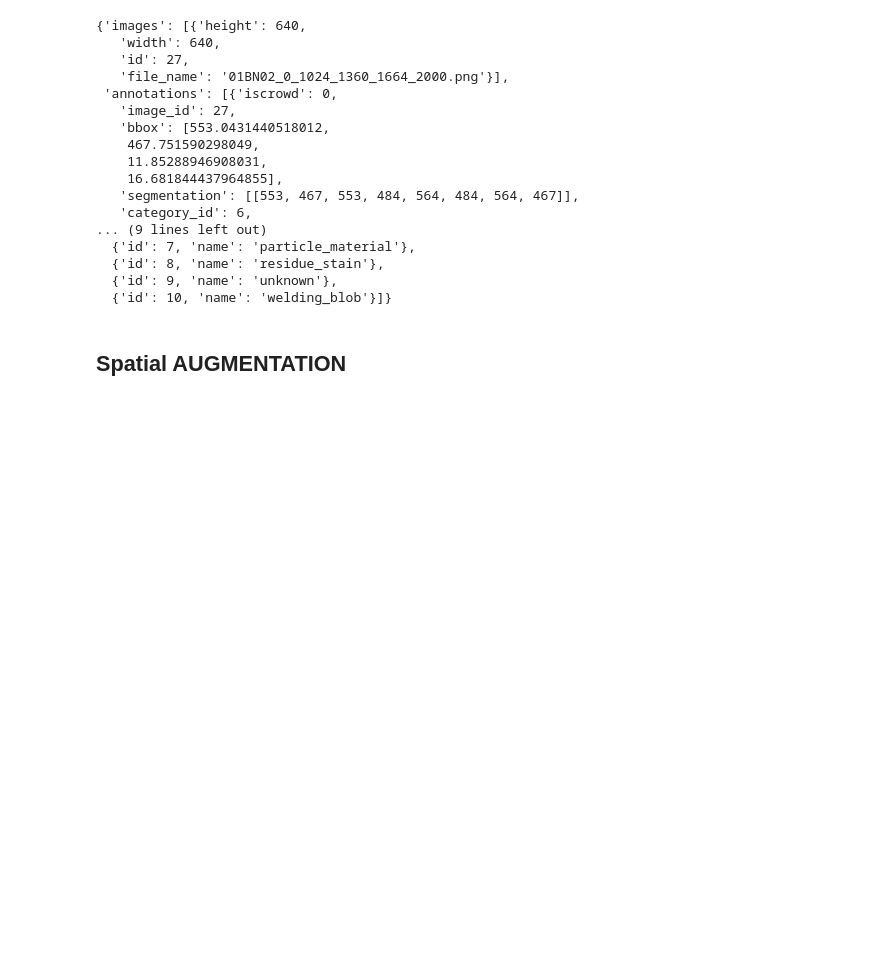
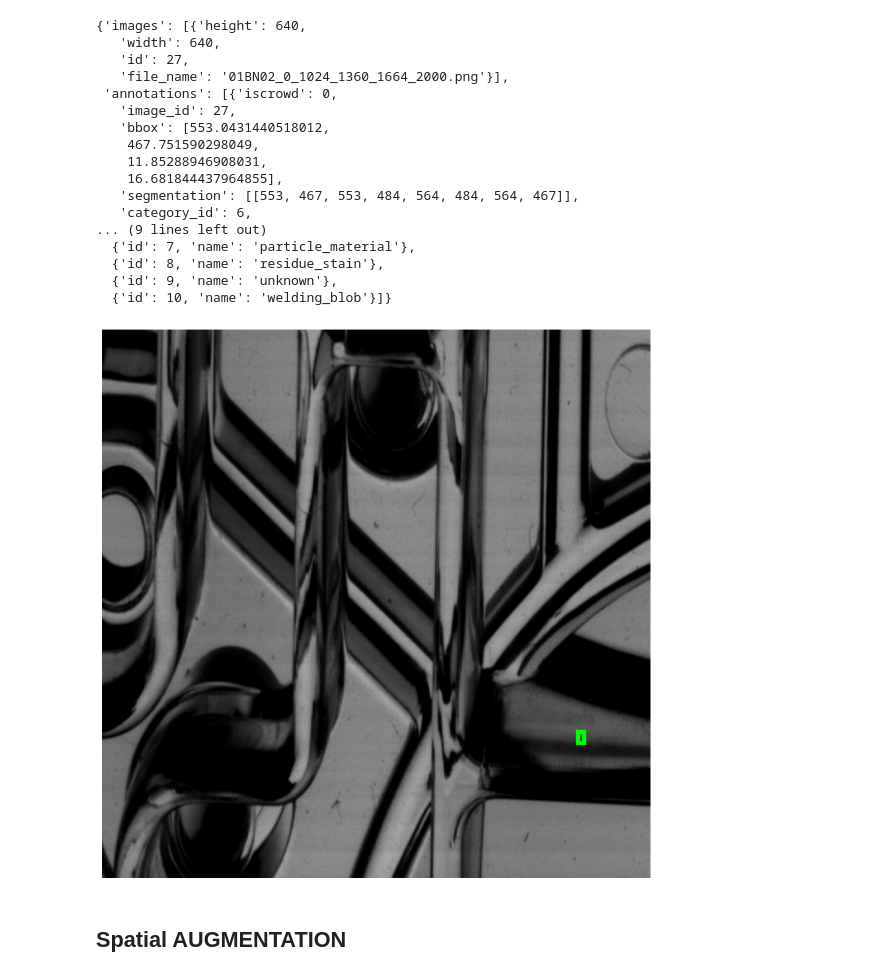
Before and after one commit to Valdarie/mitl_detect_inspection, a Jupyter notebook: preprocessing/test.ipynb, the cells around one changed output. Drawn from its saved outputs; the diff is of its cells as text; code cells hidden in the pictures; blank space fills up the shorter version.

```diff
--- a/preprocessing/test.ipynb
+++ b/preprocessing/test.ipynb
@@ -135,29 +139,30 @@ slc_dict
   {'id': 9, 'name': 'unknown'},
   {'id': 10, 'name': 'welding_blob'}]}
 # %%
-for img in slc_dict["images"]:
+for img in tqdm(slc_dict["images"], desc="Processing sliced images"):
     fig, ax = plt.subplots(1, 1, figsize=(12, 9), constrained_layout=True)
 
     # Open the sliced image file in grayscale, convert it to RGB
     sliced_img_path = os.path.join(SLICED_IMAGE_DIR, img["file_name"])
     mono_img = Image.open(sliced_img_path).convert("L")
     rgb_img = Image.merge("RGB", (mono_img, mono_img, mono_img))
 
     # Iterate over all annotations for this specific image
     for annotation in slc_dict["annotations"]:
         if annotation["image_id"] == img["id"]:
             # Extract and convert bounding box coordinates
             xywh = annotation["bbox"]
             xyxy = [xywh[0], xywh[1], xywh[0] + xywh[2], xywh[1] + xywh[3]]
 
             # Draw the bounding box on the image
             ImageDraw.Draw(rgb_img).rectangle(xyxy, width=5, outline="lime")
 
     # Display and save the image with bounding boxes
     ax.axis("off")
     ax.imshow(rgb_img)
-    fig.savefig(os.path.join(BBOX_SAVE_DIR, img["file_name"][:-4] + ".png")) #save each of the image to folder called Each
-    plt.close()
+    fig.savefig(os.path.join(BBOX_SAVE_DIR, img["file_name"][:-4] + ".png"))  # Save each image to the specified folder
+# %% [output]
+[figure, added]
 # %%
 splits = ["train", "test", "val"]
 
```
Also changed, not shown: parts of 10 cells of this notebook, 2 other files.
